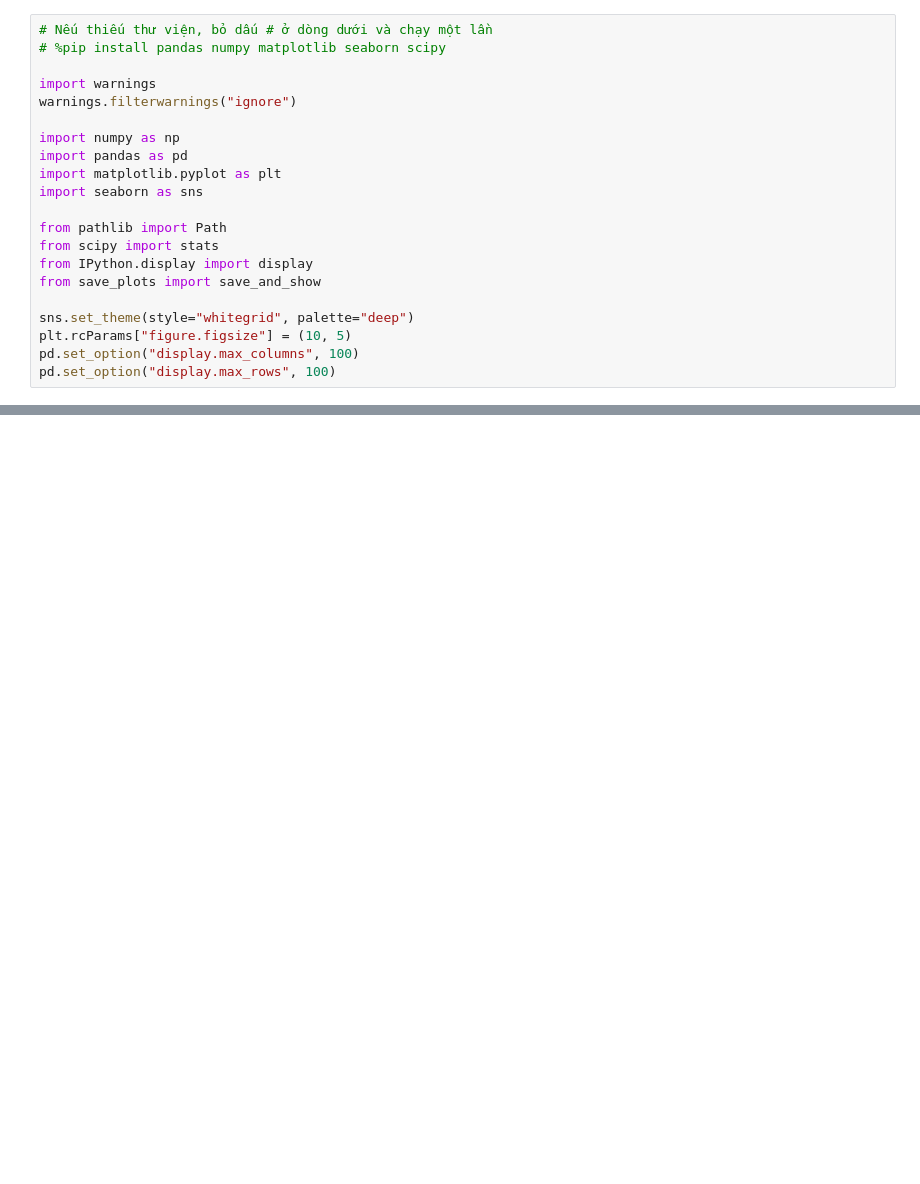
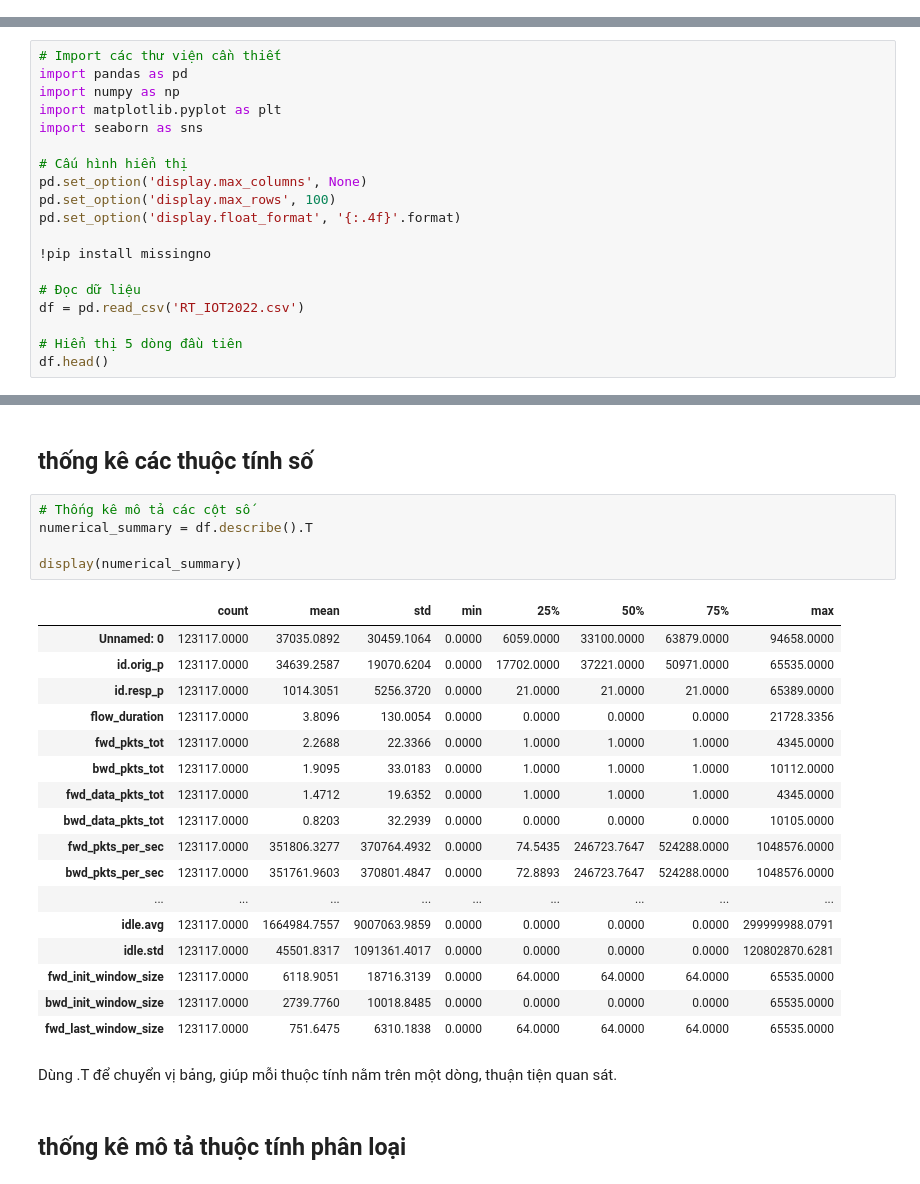
Before and after one commit to dungluu277/SGU26K2_MayHoc_DCT124C3_Nhom4_RT-IoT2022, a Jupyter notebook: ĐỒ ÁN CUỐI KỲ NHÓM 4/Tiến/EDA.ipynb, the cells around one changed output, grey strips where cells are left out. Saved outputs shown, nothing was run; the diff lists cells and outputs as text; blank space fills up the shorter version.

```diff
--- a/ĐỒ ÁN CUỐI KỲ NHÓM 4/Tiến/EDA.ipynb
+++ b/ĐỒ ÁN CUỐI KỲ NHÓM 4/Tiến/EDA.ipynb
@@ -3,21 +0,0 @@
-# %%
-# Nếu thiếu thư viện, bỏ dấu # ở dòng dưới và chạy một lần
-# %pip install pandas numpy matplotlib seaborn scipy
-
-import warnings
-warnings.filterwarnings("ignore")
-
-import numpy as np
-import pandas as pd
-import matplotlib.pyplot as plt
-import seaborn as sns
-
-from pathlib import Path
-from scipy import stats
-from IPython.display import display
-from save_plots import save_and_show
-
-sns.set_theme(style="whitegrid", palette="deep")
-plt.rcParams["figure.figsize"] = (10, 5)
-pd.set_option("display.max_columns", 100)
-pd.set_option("display.max_rows", 100)
@@ -260,0 +3,19 @@ for col in categorical_cols:
+# %%
+# Import các thư viện cần thiết
+import pandas as pd
+import numpy as np
+import matplotlib.pyplot as plt
+import seaborn as sns
+
+# Cấu hình hiển thị
+pd.set_option('display.max_columns', None)
+pd.set_option('display.max_rows', 100)
+pd.set_option('display.float_format', '{:.4f}'.format)
+
+!pip install missingno
+
+# Đọc dữ liệu
+df = pd.read_csv('RT_IOT2022.csv')
+
+# Hiển thị 5 dòng đầu tiên
+df.head()
@@ -260,0 +200,29 @@ for col in categorical_cols:
+# %% [markdown]
+## thống kê các thuộc tính số
+# %%
+# Thống kê mô tả các cột số
+numerical_summary = df.describe().T
+
+display(numerical_summary)
+# %% [output]
+|  | count | mean | std | min | 25% | 50% | 75% | max |
+| Unnamed: 0 | 123117.0000 | 37035.0892 | 30459.1064 | 0.0000 | 6059.0000 | 33100.0000 | 63879.0000 | 94658.0000 |
+| id.orig_p | 123117.0000 | 34639.2587 | 19070.6204 | 0.0000 | 17702.0000 | 37221.0000 | 50971.0000 | 65535.0000 |
+| id.resp_p | 123117.0000 | 1014.3051 | 5256.3720 | 0.0000 | 21.0000 | 21.0000 | 21.0000 | 65389.0000 |
+| flow_duration | 123117.0000 | 3.8096 | 130.0054 | 0.0000 | 0.0000 | 0.0000 | 0.0000 | 21728.3356 |
+| fwd_pkts_tot | 123117.0000 | 2.2688 | 22.3366 | 0.0000 | 1.0000 | 1.0000 | 1.0000 | 4345.0000 |
+| bwd_pkts_tot | 123117.0000 | 1.9095 | 33.0183 | 0.0000 | 1.0000 | 1.0000 | 1.0000 | 10112.0000 |
+| fwd_data_pkts_tot | 123117.0000 | 1.4712 | 19.6352 | 0.0000 | 1.0000 | 1.0000 | 1.0000 | 4345.0000 |
+| bwd_data_pkts_tot | 123117.0000 | 0.8203 | 32.2939 | 0.0000 | 0.0000 | 0.0000 | 0.0000 | 10105.0000 |
+| fwd_pkts_per_sec | 123117.0000 | 351806.3277 | 370764.4932 | 0.0000 | 74.5435 | 246723.7647 | 524288.0000 | 1048576.0000 |
+| bwd_pkts_per_sec | 123117.0000 | 351761.9603 | 370801.4847 | 0.0000 | 72.8893 | 246723.7647 | 524288.0000 | 1048576.0000 |
+| ... | ... | ... | ... | ... | ... | ... | ... | ... |
+| idle.avg | 123117.0000 | 1664984.7557 | 9007063.9859 | 0.0000 | 0.0000 | 0.0000 | 0.0000 | 299999988.0791 |
+| idle.std | 123117.0000 | 45501.8317 | 1091361.4017 | 0.0000 | 0.0000 | 0.0000 | 0.0000 | 120802870.6281 |
+| fwd_init_window_size | 123117.0000 | 6118.9051 | 18716.3139 | 0.0000 | 64.0000 | 64.0000 | 64.0000 | 65535.0000 |
+| bwd_init_window_size | 123117.0000 | 2739.7760 | 10018.8485 | 0.0000 | 0.0000 | 0.0000 | 0.0000 | 65535.0000 |
+| fwd_last_window_size | 123117.0000 | 751.6475 | 6310.1838 | 0.0000 | 64.0000 | 64.0000 | 64.0000 | 65535.0000 |
+# %% [markdown]
+Dùng .T để chuyển vị bảng, giúp mỗi thuộc tính nằm trên một dòng, thuận tiện quan sát.
+# %% [markdown]
+## thống kê mô tả thuộc tính phân loại
```
Also changed, not shown: parts of 55 cells of this notebook.
